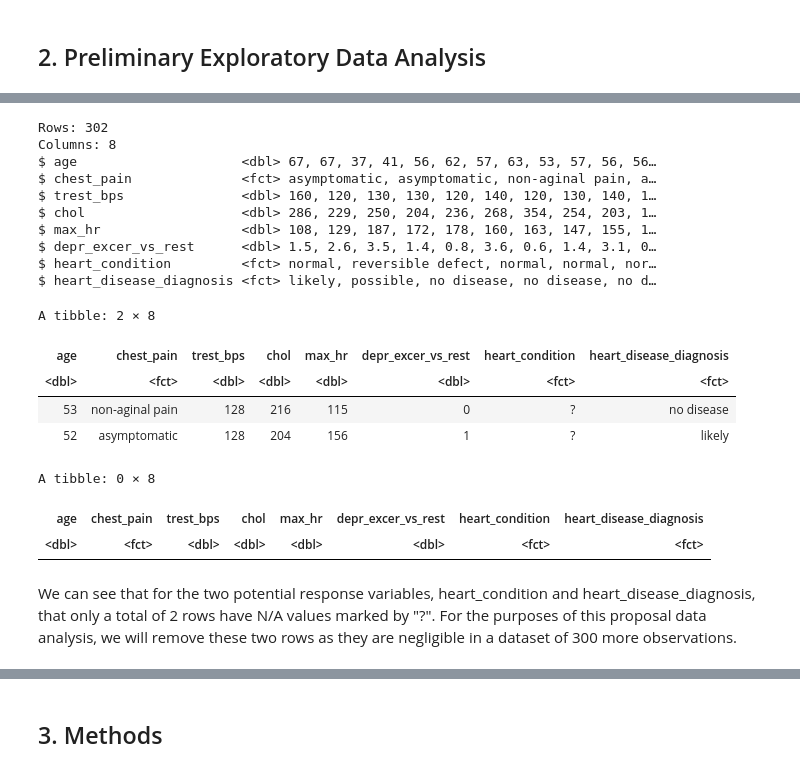
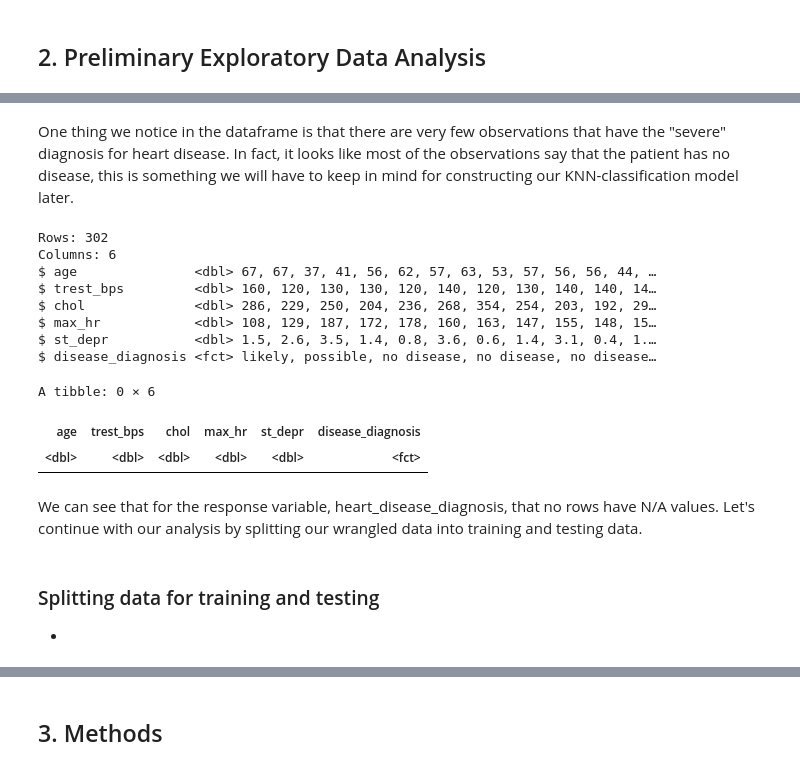
Before and after one commit to davidtheophine/dsci100-project, a Jupyter notebook: heart_disease_proposal.ipynb, the cells around one changed output, grey strips where cells are left out. Cells and saved outputs as stored; diff of their text form; code cells hidden in the pictures.

```diff
--- a/heart_disease_proposal.ipynb
+++ b/heart_disease_proposal.ipynb
@@ -94,23 +92,13 @@ A tibble: 4 × 1
 # %%
+# Let's clean up the table by giving the categorical names to the values
+# of the variables which should be factors
+
 heart_disease <- heart_disease |>
-                mutate(heart_condition = as.factor(heart_condition)) |>
-                mutate(heart_condition = fct_recode(heart_condition,
-                                               "normal" = "3.0", "fixed defect" = "6.0",
-                                              "reversible defect" = "7.0"))
-heart_disease <- heart_disease |>
-                mutate(exercise_segment_slope = as.factor(exercise_segment_slope)) |>
-                mutate(exercise_segment_slope = fct_recode(exercise_segment_slope,
-                                               "unsloping" = "1", "flat" = "2",
-                                              "reversible defect" = "3"))
-heart_disease <- heart_disease |>
-                mutate(heart_disease_diagnosis = as.factor(heart_disease_diagnosis)) |>
-                mutate(heart_disease_diagnosis = fct_recode(heart_disease_diagnosis,
+                mutate(disease_diagnosis = as.factor(disease_diagnosis)) |>
+                mutate(disease_diagnosis = fct_recode(disease_diagnosis,
                                                "no disease" = "0", "possible" = "1",
                                               "likely" = "2", "certain" = "3", "severe" = "4"))
 
-heart_disease <- heart_disease |>
-                mutate(heart_disease_diagnosis = as.factor(heart_disease_diagnosis))
-
 heart_disease
 # %% [output]
 A tibble: 302 × 14
@@ -135,42 +123,33 @@ A tibble: 302 × 14
+# %% [markdown]
+One thing we notice in the dataframe is that there are very few observations that have the "severe" diagnosis for heart disease. In fact, it looks like most of the observations say that the patient has no disease, this is something we will have to keep in mind for constructing our KNN-classification model later.
 # %%
 # we do not need all of these variables, so let's take the ones that seem most useful
-heart_disease_train <- heart_disease |>
-            select(age, chest_pain, trest_bps, chol, max_hr, depr_excer_vs_rest, heart_condition, heart_disease_diagnosis)
+heart_select <- heart_disease |>
+            select(age, trest_bps, chol, max_hr, st_depr, disease_diagnosis)
 
-glimpse(heart_disease_train)
+glimpse(heart_select)
 # %% [output]
 Rows: 302
-Columns: 8
-$ age                     <dbl> 67, 67, 37, 41, 56, 62, 57, 63, 53, 57, 56, 56…
-$ chest_pain              <fct> asymptomatic, asymptomatic, non-aginal pain, a…
-$ trest_bps               <dbl> 160, 120, 130, 130, 120, 140, 120, 130, 140, 1…
-$ chol                    <dbl> 286, 229, 250, 204, 236, 268, 354, 254, 203, 1…
-$ max_hr                  <dbl> 108, 129, 187, 172, 178, 160, 163, 147, 155, 1…
-$ depr_excer_vs_rest      <dbl> 1.5, 2.6, 3.5, 1.4, 0.8, 3.6, 0.6, 1.4, 3.1, 0…
-$ heart_condition         <fct> normal, reversible defect, normal, normal, nor…
-$ heart_disease_diagnosis <fct> likely, possible, no disease, no disease, no d…
+Columns: 6
+$ age               <dbl> 67, 67, 37, 41, 56, 62, 57, 63, 53, 57, 56, 56, 44, …
+$ trest_bps         <dbl> 160, 120, 130, 130, 120, 140, 120, 130, 140, 140, 14…
+$ chol              <dbl> 286, 229, 250, 204, 236, 268, 354, 254, 203, 192, 29…
+$ max_hr            <dbl> 108, 129, 187, 172, 178, 160, 163, 147, 155, 148, 15…
+$ st_depr           <dbl> 1.5, 2.6, 3.5, 1.4, 0.8, 3.6, 0.6, 1.4, 3.1, 0.4, 1.…
+$ disease_diagnosis <fct> likely, possible, no disease, no disease, no disease…
 # %%
-#Let's see if there are any N/A values for the variables we might want to predict
-#these variables could be heart_condition or heart_disease_diagnosis
+# Let's see if there are any N/A (marked by "?") values for the variable we want to predict.
+# these variables could be heart_condition or heart_disease_diagnosis
 
-
-##########
-heart_condition_na <- filter(heart_disease_train, heart_condition ==  "?")
-heart_condition_na
-
-
-heart_disease_na <- filter(heart_disease_train, heart_disease_diagnosis ==  "?")
+heart_disease_na <- filter(heart_select, disease_diagnosis ==  "?")
 heart_disease_na
 # %% [output]
-A tibble: 2 × 8
+A tibble: 0 × 6
-| age | chest_pain | trest_bps | chol | max_hr | depr_excer_vs_rest | heart_condition | heart_disease_diagnosis |
-| <dbl> | <fct> | <dbl> | <dbl> | <dbl> | <dbl> | <fct> | <fct> |
-| 53 | non-aginal pain | 128 | 216 | 115 | 0 | ? | no disease |
-| 52 | asymptomatic | 128 | 204 | 156 | 1 | ? | likely |
+| age | trest_bps | chol | max_hr | st_depr | disease_diagnosis |
+| <dbl> | <dbl> | <dbl> | <dbl> | <dbl> | <fct> |
-A tibble: 0 × 8
-| age | chest_pain | trest_bps | chol | max_hr | depr_excer_vs_rest | heart_condition | heart_disease_diagnosis |
-| <dbl> | <fct> | <dbl> | <dbl> | <dbl> | <dbl> | <fct> | <fct> |
 # %% [markdown]
-We can see that for the two potential response variables, heart_condition and heart_disease_diagnosis, that only a total of 2 rows have N/A values marked by "?".
-For the purposes of this proposal data analysis, we will remove these two rows as they are negligible in a dataset of 300 more observations.
+We can see that for the response variable, heart_disease_diagnosis, that no rows have N/A values. Let's continue with our analysis by splitting our wrangled data into training and testing data.
+# %% [markdown]
+### Splitting data for training and testing
+*
 # %%
```
Also changed, not shown: parts of 21 cells of this notebook.
